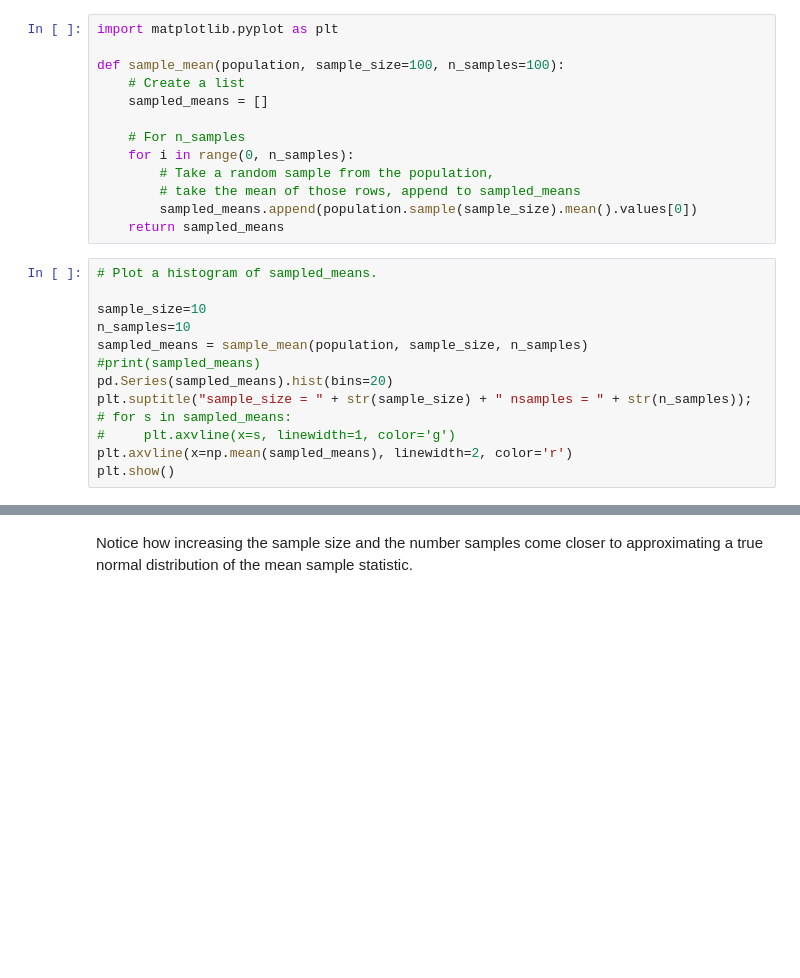
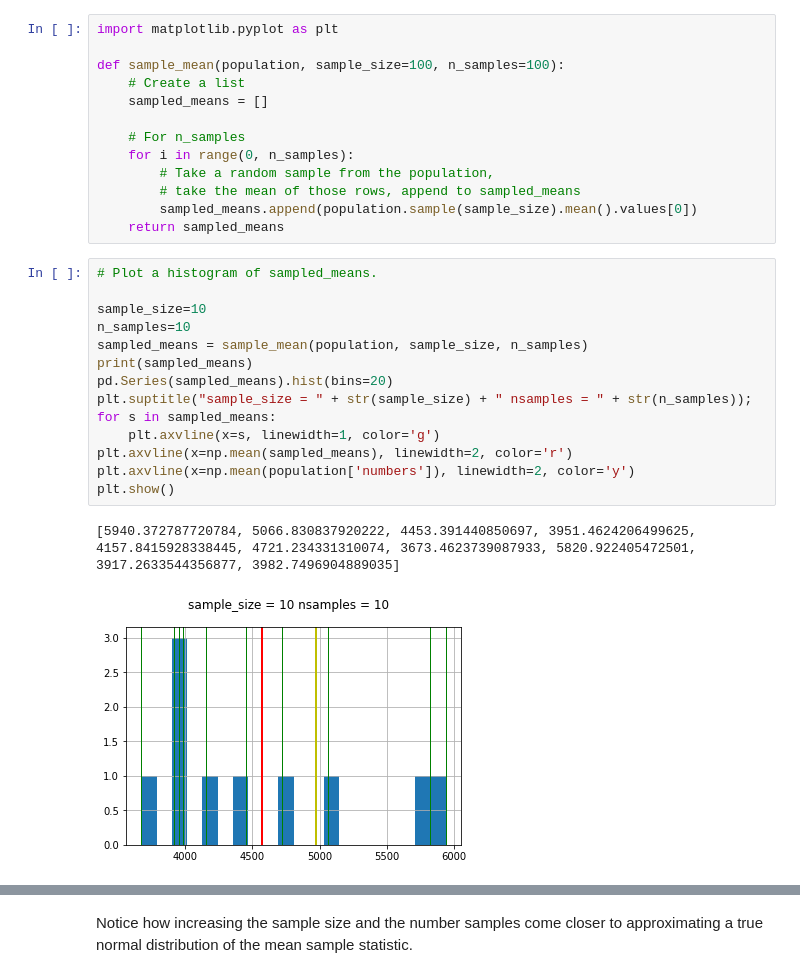
Before and after one commit to thinkful-dsi-cassowary/dsi3_student_pair_work, a Jupyter notebook: Coby/04_01_central_limit_theorem_ci_assign.ipynb, the cells around one changed output, grey strips where cells are left out. Drawn from its saved outputs; the diff is of its cells as text; blank space fills up the shorter version.

```diff
--- a/Coby/04_01_central_limit_theorem_ci_assign.ipynb
+++ b/Coby/04_01_central_limit_theorem_ci_assign.ipynb
@@ -238,16 +242,20 @@ def sample_mean(population, sample_size=100, n_samples=100):
 # %%
 # Plot a histogram of sampled_means.
 
 sample_size=10
 n_samples=10
 sampled_means = sample_mean(population, sample_size, n_samples)
-#print(sampled_means)
+print(sampled_means)
 pd.Series(sampled_means).hist(bins=20)
 plt.suptitle("sample_size = " + str(sample_size) + " nsamples = " + str(n_samples));
-# for s in sampled_means:
-#     plt.axvline(x=s, linewidth=1, color='g')
+for s in sampled_means:
+    plt.axvline(x=s, linewidth=1, color='g')
 plt.axvline(x=np.mean(sampled_means), linewidth=2, color='r')
+plt.axvline(x=np.mean(population['numbers']), linewidth=2, color='y')
 plt.show()
+# %% [output]
+[5940.372787720784, 5066.830837920222, 4453.391440850697, 3951.4624206499625, 4157.8415928338445, 4721.234331310074, 3673.4623739087933, 5820.922405472501, 3917.2633544356877, 3982.7496904889035]
+[figure, added]
 # %%
 # Plot a histogram of sampled_means.
 
```
Also changed, not shown: parts of 14 cells of this notebook, 1 other file.
